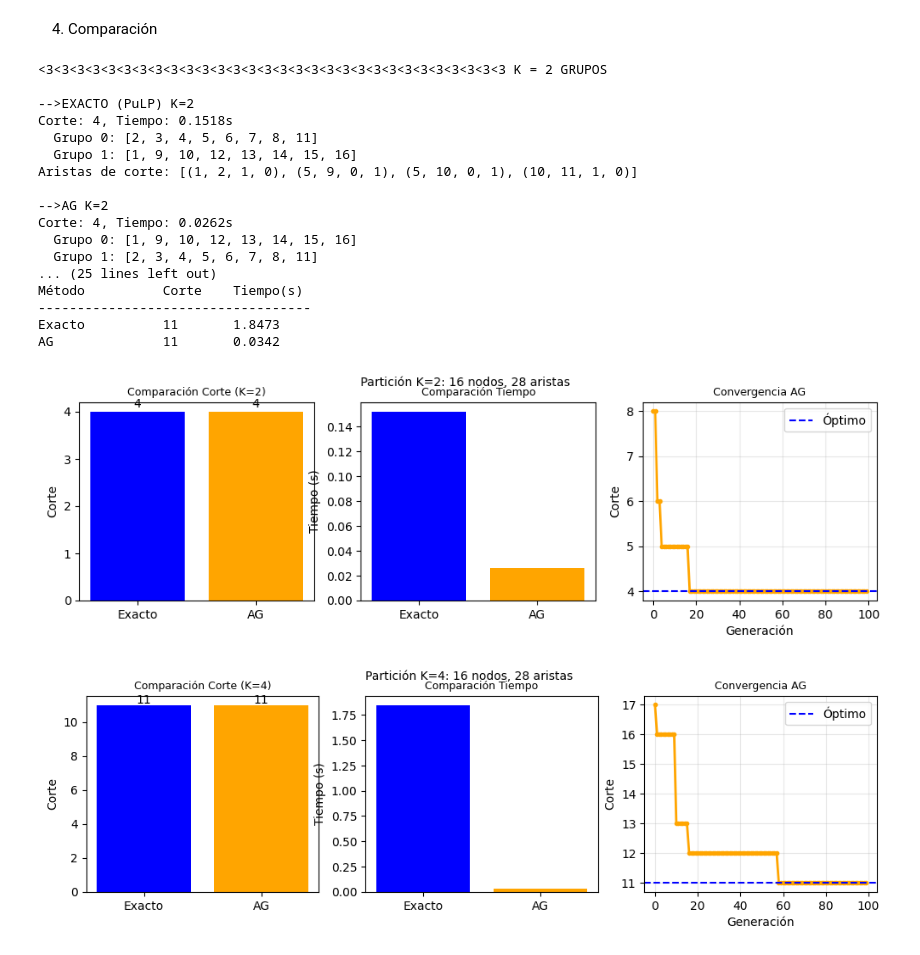
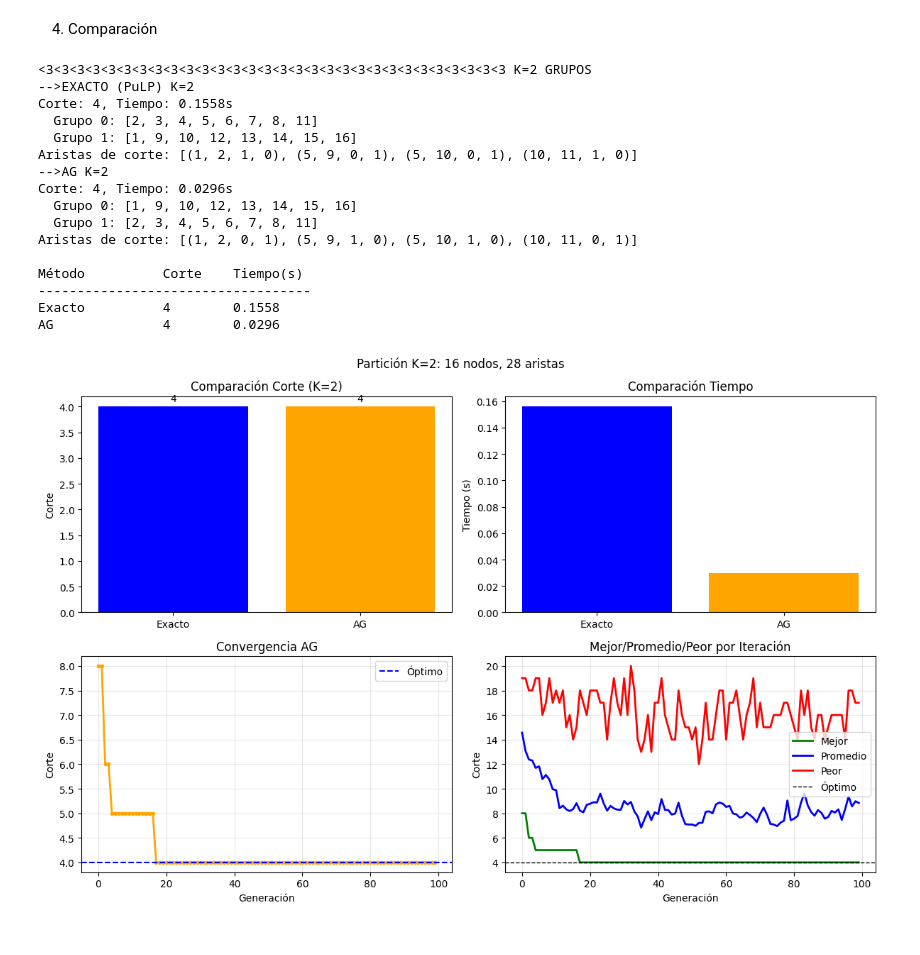
Before and after one commit to steffanylars/MA2015_DisenoAlgoritmosMatematicosBioinspirados, a Jupyter notebook: MA2015_6_ParticionGrafos.ipynb, the cells around one changed output. Drawn from its saved outputs; the diff is of its cells as text; code cells hidden in the pictures.

```diff
--- a/MA2015_6_ParticionGrafos.ipynb
+++ b/MA2015_6_ParticionGrafos.ipynb
@@ -55,6 +55,7 @@ def exacto(k):
 # %% [markdown]
 ### 3. Solución con Algoritmo Genético
 # %%
+
 def ag(k, pop_size=50, gens=100, p_cruz=0.8, p_mut=0.1, tourn=3, pen=100):
     def fitness(ind):
         tam = [ind.count(g) for g in range(k)]
@@ -87,12 +88,17 @@ def ag(k, pop_size=50, gens=100, p_cruz=0.8, p_mut=0.1, tourn=3, pen=100):
     t0 = time.time()
     pop = [init() for _ in range(pop_size)]
     hist_corte, hist_tiempo = [], []
+    hist_mejor, hist_prom, hist_peor = [], [], []
 
     for gen in range(gens):
         fits = [fitness(ind) for ind in pop]
+        cortes = [corte(ind) for ind in pop]
         mejor = pop[max(range(pop_size), key=lambda i: fits[i])]
         hist_corte.append(corte(mejor))
         hist_tiempo.append(time.time()-t0)
+        hist_mejor.append(min(cortes))  # Mejor = menor corte
+        hist_prom.append(sum(cortes)/len(cortes))
+        hist_peor.append(max(cortes))  # Peor = mayor corte
 
         nueva = [mejor[:]]
         while len(nueva) < pop_size:
@@ -103,5 +109,5 @@ def ag(k, pop_size=50, gens=100, p_cruz=0.8, p_mut=0.1, tourn=3, pen=100):
 
     fits = [fitness(ind) for ind in pop]
     mejor = pop[max(range(pop_size), key=lambda i: fits[i])]
-    return mejor, corte(mejor), time.time()-t0, hist_corte, hist_tiempo
+    return mejor, corte(mejor), time.time()-t0, hist_corte, hist_tiempo, hist_mejor, hist_prom, hist_peor
 # %%
@@ -115,67 +120,71 @@ def mostrar(titulo, ind, k, c, t):
 # %% [markdown]
 4. Comparación
 # %%
+
 # === EJECUCIÓN ===
 if __name__ == "__main__":
-    for K in [2, 4]: #se hace el ejemeplo para 2 y 4 particiones pero la tarea pide 2 :D
-        print(f"\n{'<3'*30} K = {K} GRUPOS")
+    for K in [2]: #la tarea dice 2 peor podemos poner mas aca si queremos :)
+        print(f"\n{'<3'*30} K={K} GRUPOS")
         random.seed(42)
 
         # Exacto
         ind_ex, c_ex, t_ex = exacto(K)
         mostrar(f"EXACTO (PuLP) K={K}", ind_ex, K, c_ex, t_ex)
 
         # AG
-        ind_ag, c_ag, t_ag, hist_c, hist_t = ag(K)
+        ind_ag, c_ag, t_ag, hist_c, hist_t, hist_mejor, hist_prom, hist_peor = ag(K)
         mostrar(f"AG K={K}", ind_ag, K, c_ag, t_ag)
 
         # Tabla comparativa
         print(f"\n{'Método':<15} {'Corte':<8} {'Tiempo(s)':<10}")
         print(f"{'-'*35}")
         print(f"{'Exacto':<15} {c_ex:<8} {t_ex:<10.4f}")
         print(f"{'AG':<15} {c_ag:<8} {t_ag:<10.4f}")
 
         # Gráficas
-        fig, axes = plt.subplots(1, 3, figsize=(12, 3))
+        fig, axes = plt.subplots(2, 2, figsize=(12, 8))
 
         # Barras comparativas
-        axes[0].bar(['Exacto','AG'], [c_ex,c_ag], color=['blue','orange'])
-        axes[0].set_ylabel('Corte')
-        axes[0].set_title(f'Comparación Corte (K={K})', fontsize=9)
-        for i,v in enumerate([c_ex,c_ag]):
-            axes[0].text(i, v+0.1, str(v), ha='center')
+        axes[0,0].bar(['Exacto','AG'], [c_ex,c_ag], color=['blue','orange'])
+        axes[0,0].set_ylabel('Corte'); axes[0,0].set_title(f'Comparación Corte (K={K})')
+        for i,v in enumerate([c_ex,c_ag]): axes[0,0].text(i,v+0.1,str(v),ha='center')
 
-        axes[1].bar(['Exacto','AG'], [t_ex,t_ag], color=['blue','orange'])
-        axes[1].set_ylabel('Tiempo (s)')
-        axes[1].set_title('Comparación Tiempo', fontsize=9)
+        axes[0,1].bar(['Exacto','AG'], [t_ex,t_ag], color=['blue','orange'])
+        axes[0,1].set_ylabel('Tiempo (s)'); axes[0,1].set_title('Comparación Tiempo')
 
         # Convergencia AG
-        axes[2].plot(hist_c, 'o-', color='orange', lw=2, ms=3)
-        axes[2].axhline(c_ex, color='blue', ls='--', label='Óptimo')
-        axes[2].set_xlabel('Generación')
-        axes[2].set_ylabel('Corte')
-        axes[2].set_title('Convergencia AG', fontsize=9)
-        axes[2].legend()
-        axes[2].grid(alpha=0.3)
+        axes[1,0].plot(hist_c, 'o-', color='orange', lw=2, ms=3)
+        axes[1,0].axhline(c_ex, color='blue', ls='--', label='Óptimo')
+        axes[1,0].set_xlabel('Generación'); axes[1,0].set_ylabel('Corte')
+        axes[1,0].set_title('Convergencia AG'); axes[1,0].legend(); axes[1,0].grid(alpha=0.3)
 
-        plt.suptitle(f'Partición K={K}: {len(V)} nodos, {len(E)} aristas', fontsize=10)
+        # Mejor, Promedio, Peor por iteración
+        gens = range(len(hist_mejor))
+        axes[1,1].plot(gens, hist_mejor, 'g-', lw=2, label='Mejor')
+        axes[1,1].plot(gens, hist_prom, 'b-', lw=2, label='Promedio')
+        axes[1,1].plot(gens, hist_peor, 'r-', lw=2, label='Peor')
+        axes[1,1].axhline(c_ex, color='black', ls='--', lw=1, label='Óptimo')
+        axes[1,1].set_xlabel('Generación'); axes[1,1].set_ylabel('Corte')
+        axes[1,1].set_title('Mejor/Promedio/Peor por Iteración')
+        axes[1,1].legend(); axes[1,1].grid(alpha=0.3)
+
+        plt.suptitle(f'Partición K={K}: {len(V)} nodos, {len(E)} aristas')
+        plt.tight_layout(); plt.show()
 # %% [output]
-<3<3<3<3<3<3<3<3<3<3<3<3<3<3<3<3<3<3<3<3<3<3<3<3<3<3<3<3<3<3 K = 2 GRUPOS
-
+<3<3<3<3<3<3<3<3<3<3<3<3<3<3<3<3<3<3<3<3<3<3<3<3<3<3<3<3<3<3 K=2 GRUPOS
 -->EXACTO (PuLP) K=2
-Corte: 4, Tiempo: 0.1518s
+Corte: 4, Tiempo: 0.1558s
   Grupo 0: [2, 3, 4, 5, 6, 7, 8, 11]
   Grupo 1: [1, 9, 10, 12, 13, 14, 15, 16]
 Aristas de corte: [(1, 2, 1, 0), (5, 9, 0, 1), (5, 10, 0, 1), (10, 11, 1, 0)]
-
 -->AG K=2
-Corte: 4, Tiempo: 0.0262s
+Corte: 4, Tiempo: 0.0296s
   Grupo 0: [1, 9, 10, 12, 13, 14, 15, 16]
   Grupo 1: [2, 3, 4, 5, 6, 7, 8, 11]
-... (25 lines left out)
+Aristas de corte: [(1, 2, 0, 1), (5, 9, 1, 0), (5, 10, 1, 0), (10, 11, 0, 1)]
+
 Método          Corte    Tiempo(s)
 -----------------------------------
-Exacto          11       1.8473
-AG              11       0.0342
+Exacto          4        0.1558
+AG              4        0.0296
-[figure, old version]
+[figure, new version]
-[figure, removed]
```
Also changed, not shown: parts of 1 cell of this notebook.
